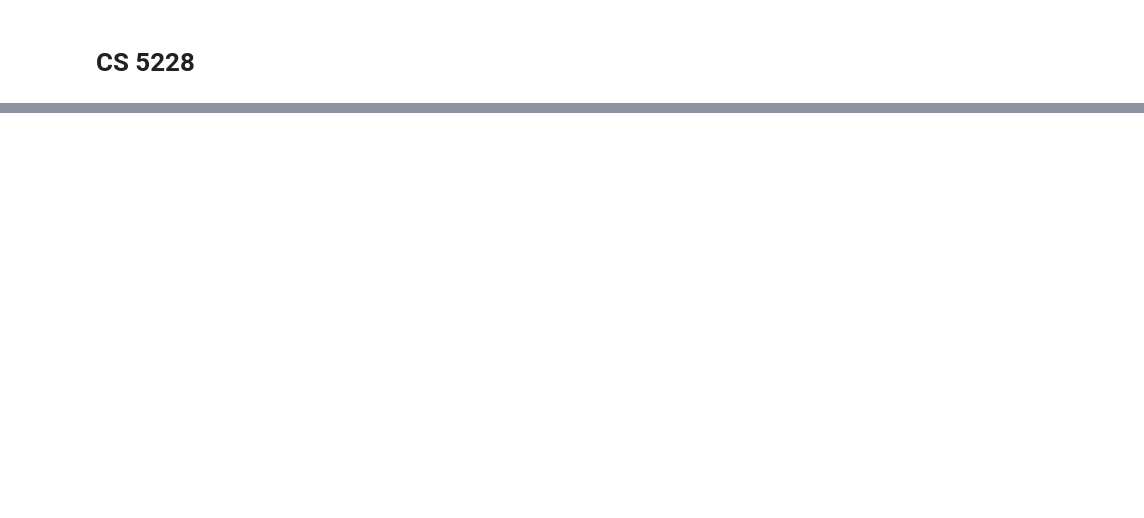
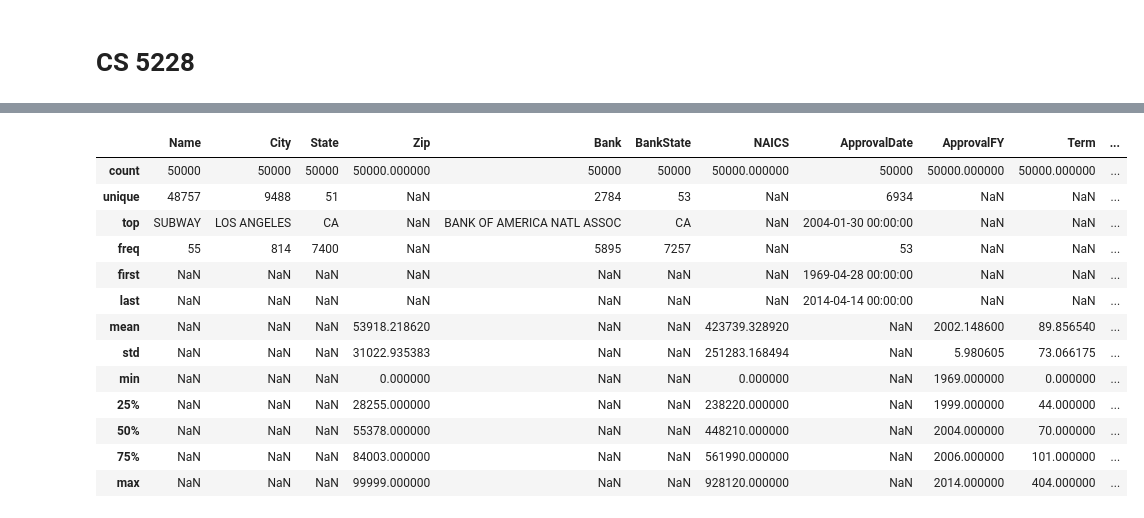
Before and after one commit to pocketgirl89757/CS5228_Project, a Jupyter notebook: data_cleaning.ipynb, the cells around one changed output, grey strips where cells are left out. Cells and saved outputs as stored; diff of their text form; code cells hidden in the pictures; blank space fills up the shorter version.

```diff
--- a/data_cleaning.ipynb
+++ b/data_cleaning.ipynb
@@ -95,0 +124,17 @@ df1.describe(include='all')
+# %%
+base_fillna.describe(include='all')
+# %% [output]
+|  | Name | City | State | Zip | Bank | BankState | NAICS | ApprovalDate | ApprovalFY | Term | ... |
+| count | 50000 | 50000 | 50000 | 50000.000000 | 50000 | 50000 | 50000.000000 | 50000 | 50000.000000 | 50000.000000 | ... |
+| unique | 48757 | 9488 | 51 | NaN | 2784 | 53 | NaN | 6934 | NaN | NaN | ... |
+| top | SUBWAY | LOS ANGELES | CA | NaN | BANK OF AMERICA NATL ASSOC | CA | NaN | 2004-01-30 00:00:00 | NaN | NaN | ... |
+| freq | 55 | 814 | 7400 | NaN | 5895 | 7257 | NaN | 53 | NaN | NaN | ... |
+| first | NaN | NaN | NaN | NaN | NaN | NaN | NaN | 1969-04-28 00:00:00 | NaN | NaN | ... |
+| last | NaN | NaN | NaN | NaN | NaN | NaN | NaN | 2014-04-14 00:00:00 | NaN | NaN | ... |
+| mean | NaN | NaN | NaN | 53918.218620 | NaN | NaN | 423739.328920 | NaN | 2002.148600 | 89.856540 | ... |
+| std | NaN | NaN | NaN | 31022.935383 | NaN | NaN | 251283.168494 | NaN | 5.980605 | 73.066175 | ... |
+| min | NaN | NaN | NaN | 0.000000 | NaN | NaN | 0.000000 | NaN | 1969.000000 | 0.000000 | ... |
+| 25% | NaN | NaN | NaN | 28255.000000 | NaN | NaN | 238220.000000 | NaN | 1999.000000 | 44.000000 | ... |
+| 50% | NaN | NaN | NaN | 55378.000000 | NaN | NaN | 448210.000000 | NaN | 2004.000000 | 70.000000 | ... |
+| 75% | NaN | NaN | NaN | 84003.000000 | NaN | NaN | 561990.000000 | NaN | 2006.000000 | 101.000000 | ... |
+| max | NaN | NaN | NaN | 99999.000000 | NaN | NaN | 928120.000000 | NaN | 2014.000000 | 404.000000 | ... |
```
Also changed, not shown: parts of 14 cells of this notebook.
